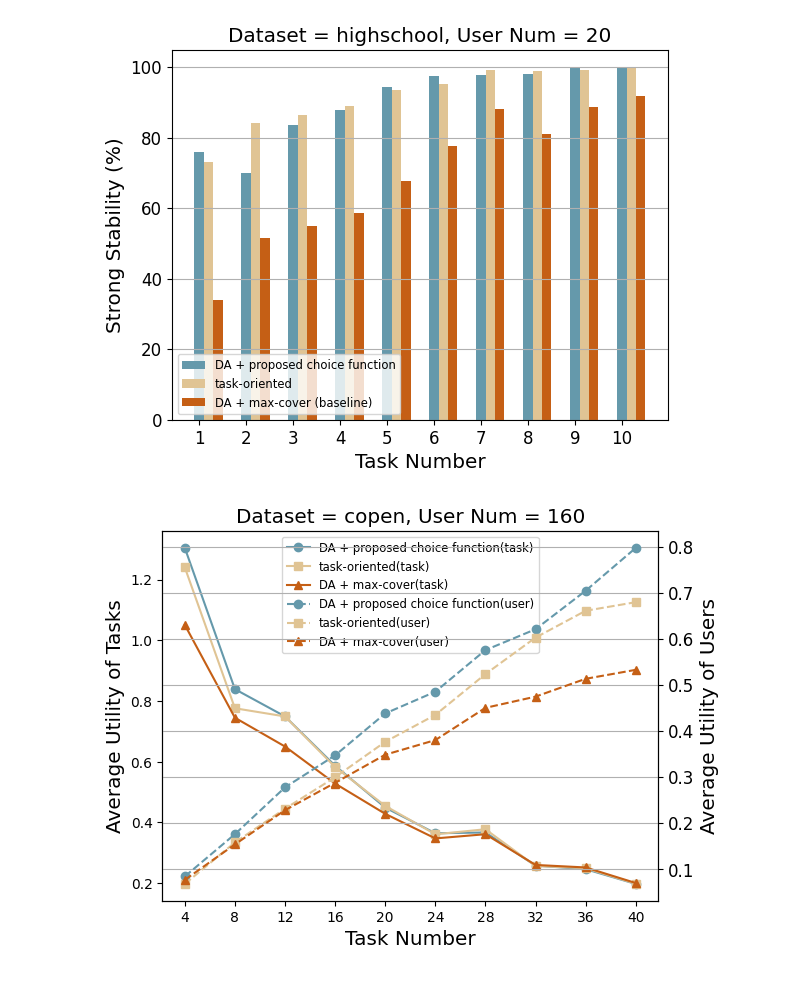
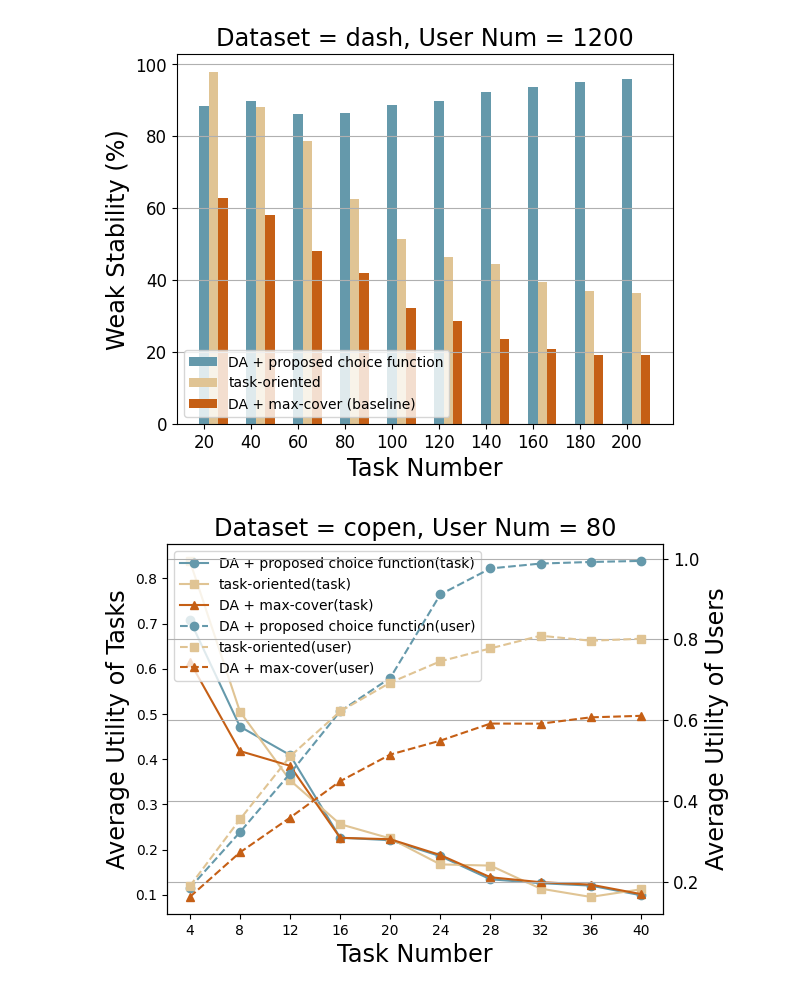
Before and after one commit to braisedp/CCTA, a Jupyter notebook: experiment/estimate_result.ipynb, the cells around one changed output. Saved outputs shown, nothing was run; the diff lists cells and outputs as text; code cells hidden in the pictures.

Commit message:
add results and fix problems

```diff
--- a/experiment/estimate_result.ipynb
+++ b/experiment/estimate_result.ipynb
@@ -1,58 +5,65 @@
 # %%
-import pandas as pd
-from matplotlib.lines import Line2D
+worker_num = 1200
+dataset = 'dash'
+weight = ''
+x_labels_dict = {
+    'dash':[20,40,60,80,100,120,140,160,180,200],
+    'copen':[4+4*i for i in range(10)],
+    'highschool':[1,2,3,4,5,6,7,8,9,10]
+}
 
-worker_num = 20
-dataset = 'highschool'
-
-df = pd.read_csv('./result/{}_result.csv'.format(dataset))
+df = pd.read_csv('./result/{}{}_result.csv'.format(dataset,weight))
 df = df[df['worker']== worker_num]
-df1 = df.groupby(['method','task'])['overall-satisfactory'].agg(['mean','max','min']).reset_index()
-# df1 = df.groupby(['method','task'])['fairness-pairwise'].agg(['mean','max','min']).reset_index()
-import numpy as np
-import matplotlib.pyplot as plt
+# df1 = df.groupby(['method','task'])['overall-satisfactory'].agg(['mean','max','min']).reset_index()
+df1 = df.groupby(['method','task'])['fairness-pairwise'].agg(['mean']).reset_index()
 
 methods = ['budget','heuristic','max-cover',]
 labels = ['DA + proposed choice function','task-oriented','DA + max-cover (baseline)']
 bar_width = 0.2
 
 # 设置位置偏移，以便将直方图居中显示
 bar_positions = range(10)
 # 绘制折线图
 plt.figure()
 # colors = ['#3B6573','#92B0A6','#D2BCAC']
 colors =['#6599AB','#E0C494','#C55F15']
 # colors = ['#0E8F9A','#50906D','#9A8C46']
 # x_labels = [20,40,60,80,100,120,140,160,180,200]
-x_labels =[1,2,3,4,5,6,7,8,9,10]
+x_labels = x_labels_dict[dataset]
 # x_labels = [4+4*i for i in range(10)]
 plt.xticks(bar_positions,x_labels,fontsize='large')
 plt.yticks(fontsize='large')
 plt.grid(True,axis='y')
 for i,method in enumerate(methods):
     method_data = df1[(df1['method'] == method)&(df1['task'].isin(x_labels))]
     current_bar_positions = [pos + i * bar_width for pos in bar_positions]
     plt.bar(current_bar_positions, method_data['mean']*100,width = bar_width,label=labels[i],color= colors[i])
 
 # 添加标签和图例
-plt.xlabel('Task Number',fontsize='x-large')
-plt.ylabel('Strong Stability (%)',fontsize='x-large')
-plt.title('Dataset = {}, User Num = {}'.format(dataset,worker_num),fontsize='x-large')
-plt.legend(fontsize='small',loc='lower left')
+plt.xlabel('Task Number',fontsize='xx-large')
+plt.ylabel('Weak Stability (%)',fontsize='xx-large')
+plt.title('Dataset = {}, User Num = {}'.format(dataset,worker_num),fontsize='xx-large')
+plt.legend(loc='lower left')
 
 # 显示图形
-plt.show()
+# plt.show()
+plt.savefig('C:/Users/A/OneDrive/群智计算/研究点一/实验输出/weak_stability/user{}{}{}.pdf'.format(worker_num,dataset,weight))
 # %% [output]
-[figure, old version]
+[figure, new version]
 # %%
-worker_num = 160
+worker_num = 80
 dataset = 'copen'
-df = pd.read_csv('./result/{}_result.csv'.format(dataset))
+weight = ''
+df = pd.read_csv('./result/{}{}_result.csv'.format(dataset,weight))
 df = df[df['worker']== worker_num]
-df1 = df.groupby(['method','task'])['avg-quality'].agg(['mean','max','min']).reset_index()
-df2 = df.groupby(['method','task'])['avg-utility'].agg(['mean','max','min']).reset_index()
+df1 = df.groupby(['method','task'])['avg-quality'].agg(['mean']).reset_index()
+df2 = df.groupby(['method','task'])['avg-utility'].agg(['mean']).reset_index()
 import matplotlib.pyplot as plt
-
+x_labels_dict = {
+    'dash':[20,40,60,80,100,120,140,160,180,200],
+    'copen':[4+4*i for i in range(10)],
+    'highschool':[1,2,3,4,5,6,7,8,9,10]
+}
 methods = ['budget','heuristic','max-cover',]
 labels = ['DA + proposed choice function','task-oriented','DA + max-cover']
 markers = ['o','s','^']
@@ -63,7 +74,7 @@ fig, ax1 = plt.subplots()
 ax2 = ax1.twinx()
 # x_labels = [20,40,60,80,100,120,140,160,180,200]
 # x_labels =[1,2,3,4,5,6,7,8,9,10]
-x_labels = [4+4*i for i in range(10)]
+x_labels = x_labels_dict[dataset]
 plt.xticks(x_labels,fontsize='large')
 plt.yticks(fontsize='large')
 plt.yticks(fontsize='large')
@@ -76,17 +87,18 @@ for i,method in enumerate(methods):
     ax2.plot(x_labels,method_data2['mean'],marker=markers[i],label=labels[i]+'(user)',color=colors[i],linestyle='--')
 
 # 添加标签和图例
-ax1.set_xlabel('Task Number',fontsize = 'x-large')
-ax1.set_ylabel('Average Utility of Tasks',fontsize = 'x-large')
-ax2.set_ylabel('Average Utility of Users',fontsize = 'x-large')
-plt.title('Dataset = {}, User Num = {}'.format(dataset, worker_num),fontsize = 'x-large')
+ax1.set_xlabel('Task Number',fontsize = 'xx-large')
+ax1.set_ylabel('Average Utility of Tasks',fontsize = 'xx-large')
+ax2.set_ylabel('Average Utility of Users',fontsize = 'xx-large')
+plt.title('Dataset = {}, User Num = {}'.format(dataset, worker_num),fontsize = 'xx-large')
 lines1, labels1 = ax1.get_legend_handles_labels()
 lines2, labels2 = ax2.get_legend_handles_labels()
-ax1.legend(lines1 + lines2, labels1 + labels2, fontsize='small', loc='upper center')
+ax1.legend(lines1 + lines2, labels1 + labels2, loc='upper left')
 
 # 将两个图例添加到同一个轴上
 # 显示图形
 plt.grid(True)
-plt.show()
+# plt.show()
+plt.savefig('C:/Users/A/OneDrive/群智计算/研究点一/实验输出/average utility/user{}{}{}.pdf'.format(worker_num,dataset,weight))
 # %% [output]
-[figure, old version]
+[figure, new version]
```
Also changed, not shown: parts of 4 cells of this notebook, 17 other files.
